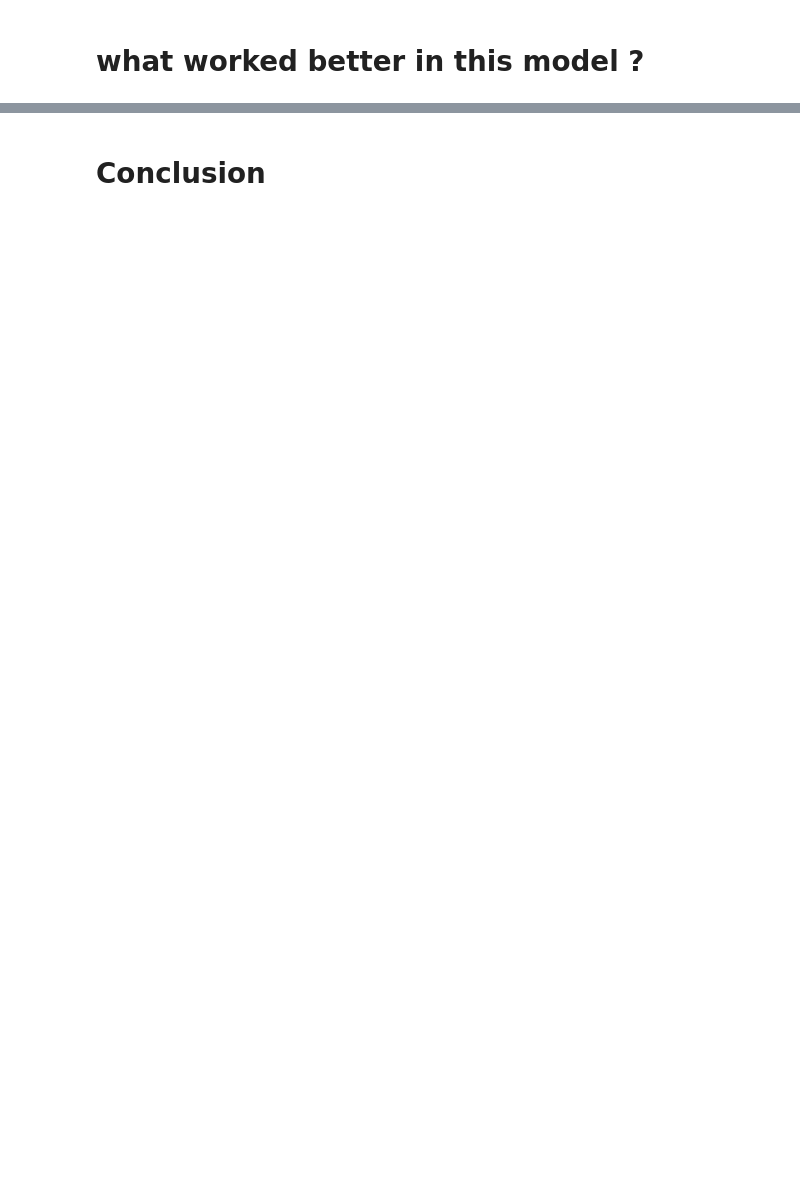
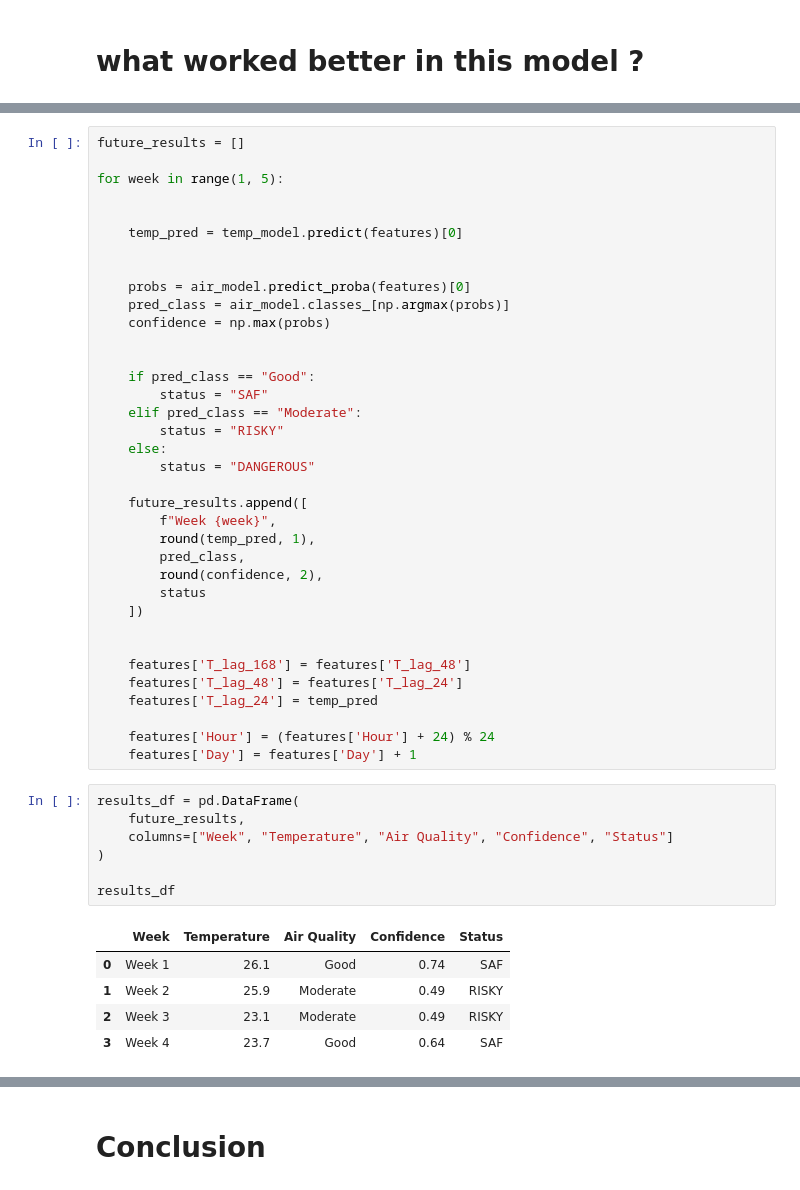
Before and after one commit to mahmoudashrafdefmain-pixel/hello-git-hub, a Jupyter notebook: DataAnalysisFile.ipynb, the cells around one changed output, grey strips where cells are left out. Cells and saved outputs as stored; diff of their text form; blank space fills up the shorter version.

```diff
--- a/DataAnalysisFile.ipynb
+++ b/DataAnalysisFile.ipynb
@@ -687,0 +939,49 @@ get_recommendations(df['Air_Quality'].iloc[0])
+# %%
+future_results = []
+
+for week in range(1, 5):
+
+
+    temp_pred = temp_model.predict(features)[0]
+
+
+    probs = air_model.predict_proba(features)[0]
+    pred_class = air_model.classes_[np.argmax(probs)]
+    confidence = np.max(probs)
+
+
+    if pred_class == "Good":
+        status = "SAF"
+    elif pred_class == "Moderate":
+        status = "RISKY"
+    else:
+        status = "DANGEROUS"
+
+    future_results.append([
+        f"Week {week}",
+        round(temp_pred, 1),
+        pred_class,
+        round(confidence, 2),
+        status
+    ])
+
+
+    features['T_lag_168'] = features['T_lag_48']
+    features['T_lag_48'] = features['T_lag_24']
+    features['T_lag_24'] = temp_pred
+
+    features['Hour'] = (features['Hour'] + 24) % 24
+    features['Day'] = features['Day'] + 1
+# %%
+results_df = pd.DataFrame(
+    future_results,
+    columns=["Week", "Temperature", "Air Quality", "Confidence", "Status"]
+)
+
+results_df
+# %% [output]
+|  | Week | Temperature | Air Quality | Confidence | Status |
+| 0 | Week 1 | 26.1 | Good | 0.74 | SAF |
+| 1 | Week 2 | 25.9 | Moderate | 0.49 | RISKY |
+| 2 | Week 3 | 23.1 | Moderate | 0.49 | RISKY |
+| 3 | Week 4 | 23.7 | Good | 0.64 | SAF |
```
Also changed, not shown: parts of 43 cells of this notebook.
